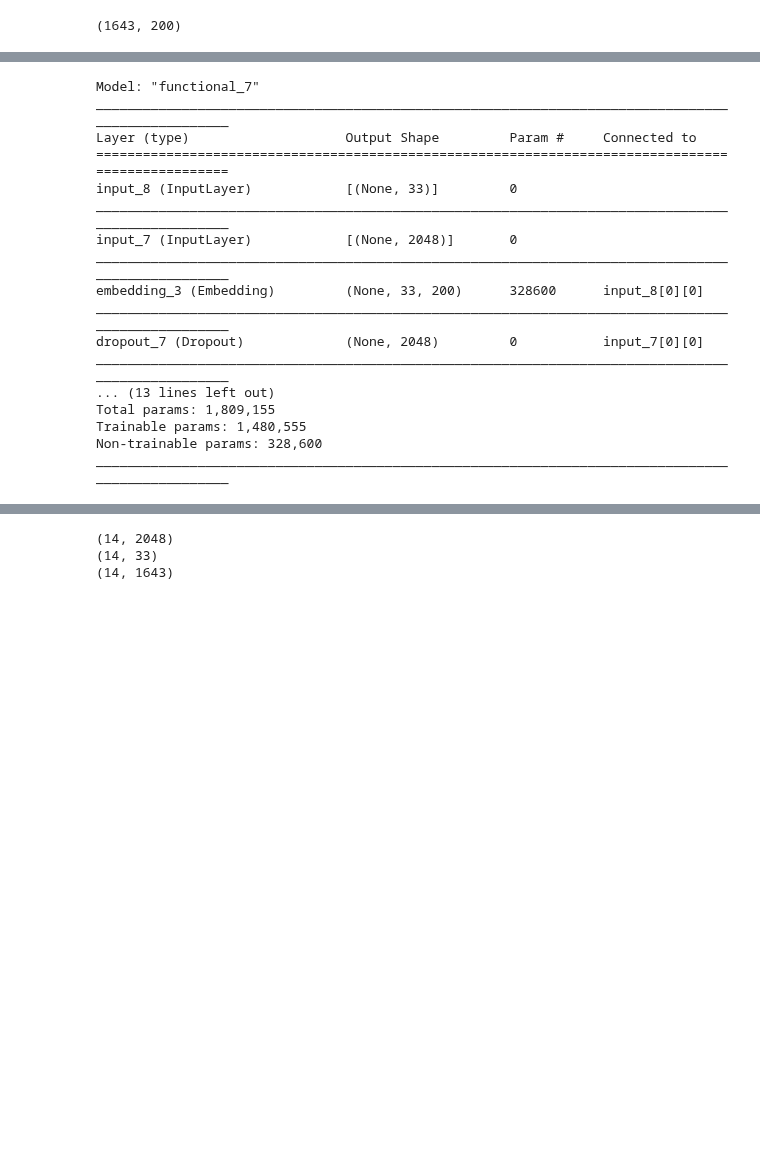
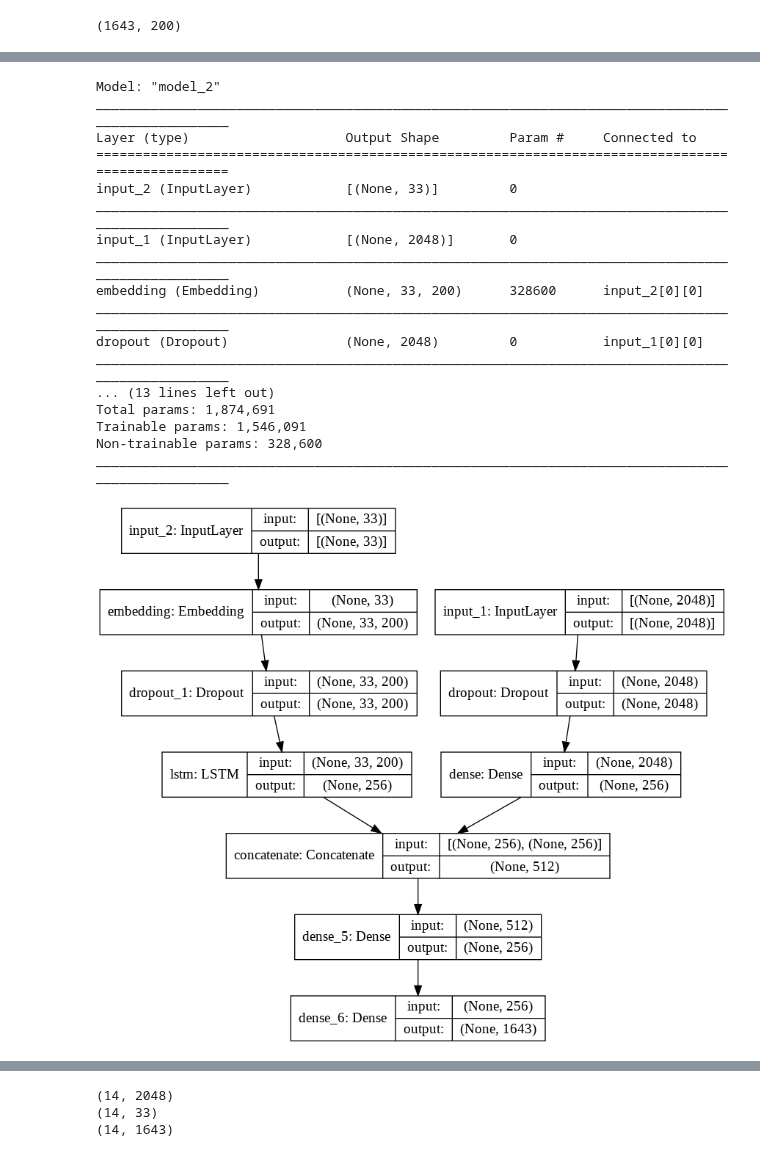
Before and after one commit to harshit57709/Image-Captioning, a Jupyter notebook: image_captioning.ipynb, the cells around one changed output, grey strips where cells are left out. Saved outputs shown, nothing was run; the diff lists cells and outputs as text; code cells hidden in the pictures; blank space fills up the shorter version.

```diff
--- a/image_captioning.ipynb
+++ b/image_captioning.ipynb
@@ -256,29 +259,33 @@ model.layers
 model.layers[2].set_weights([embedding_matrix])
 model.layers[2].trainable = False
 # %%
-model.compile(loss='categorical_crossentropy', optimizer=Adam(lr = 1e-5), metrics=['accuracy'])
+model.compile(loss='categorical_crossentropy', optimizer=Adam(lr = .001), metrics=['accuracy'])
 
 
 
 model.summary()
 # %% [output]
-Model: "functional_7"
+Model: "model_2"
 __________________________________________________________________________________________________
 Layer (type)                    Output Shape         Param #     Connected to
 ==================================================================================================
-input_8 (InputLayer)            [(None, 33)]         0
+input_2 (InputLayer)            [(None, 33)]         0
 __________________________________________________________________________________________________
-input_7 (InputLayer)            [(None, 2048)]       0
+input_1 (InputLayer)            [(None, 2048)]       0
 __________________________________________________________________________________________________
-embedding_3 (Embedding)         (None, 33, 200)      328600      input_8[0][0]
+embedding (Embedding)           (None, 33, 200)      328600      input_2[0][0]
 __________________________________________________________________________________________________
-dropout_7 (Dropout)             (None, 2048)         0           input_7[0][0]
+dropout (Dropout)               (None, 2048)         0           input_1[0][0]
 __________________________________________________________________________________________________
 ... (13 lines left out)
-Total params: 1,809,155
-Trainable params: 1,480,555
+Total params: 1,874,691
+Trainable params: 1,546,091
 Non-trainable params: 328,600
 __________________________________________________________________________________________________
+# %%
+plot_model(model, to_file='model_plot.png', show_shapes=True, show_layer_names=True)
+# %% [output]
+[figure, added]
 # %%
 history = model.fit_generator(data_generator(descriptions=train_descriptions_modified, photos=photos, wordtoix= wordtoix, max_length = max_len, photos_per_batch=512),
                             steps_per_epoch=int(6000/512),
```
Also changed, not shown: parts of 25 cells of this notebook.
